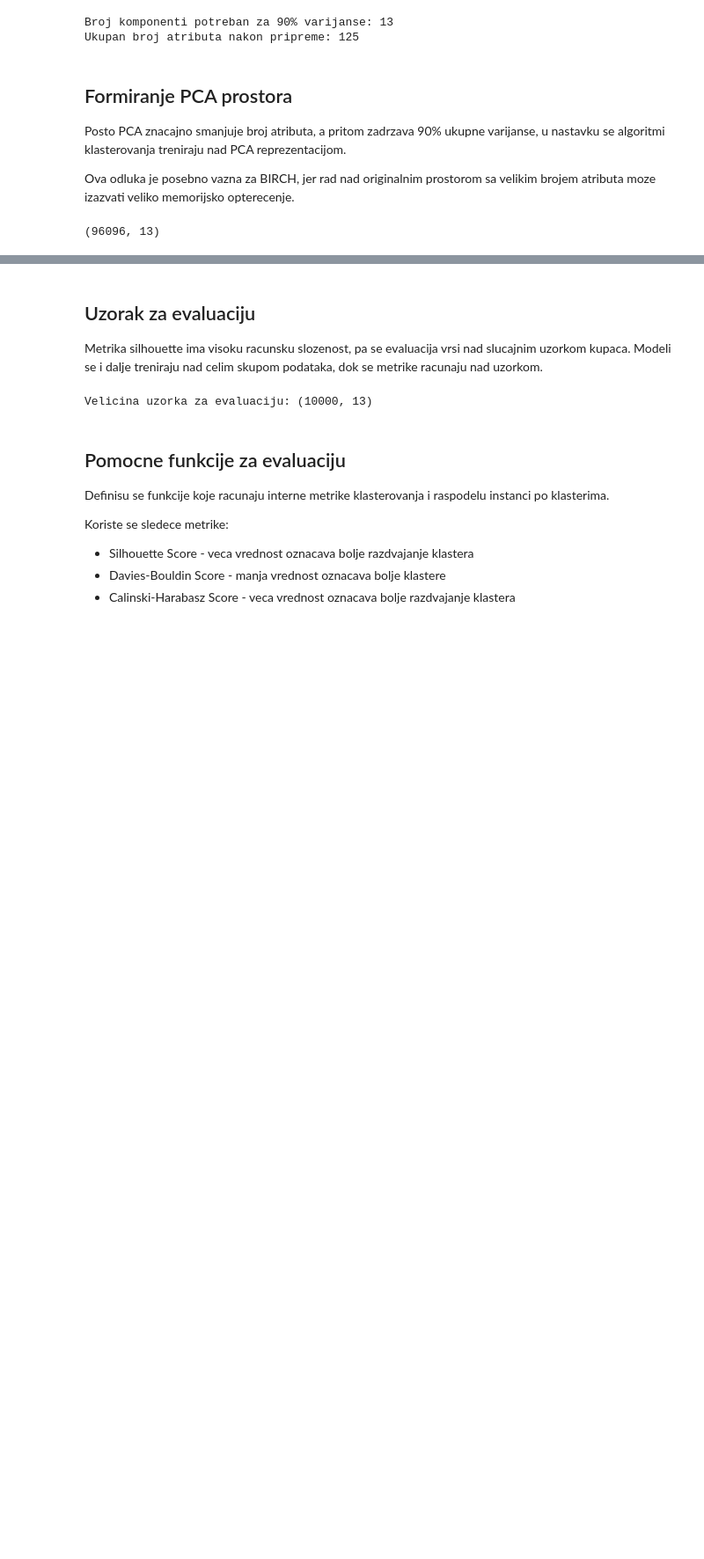
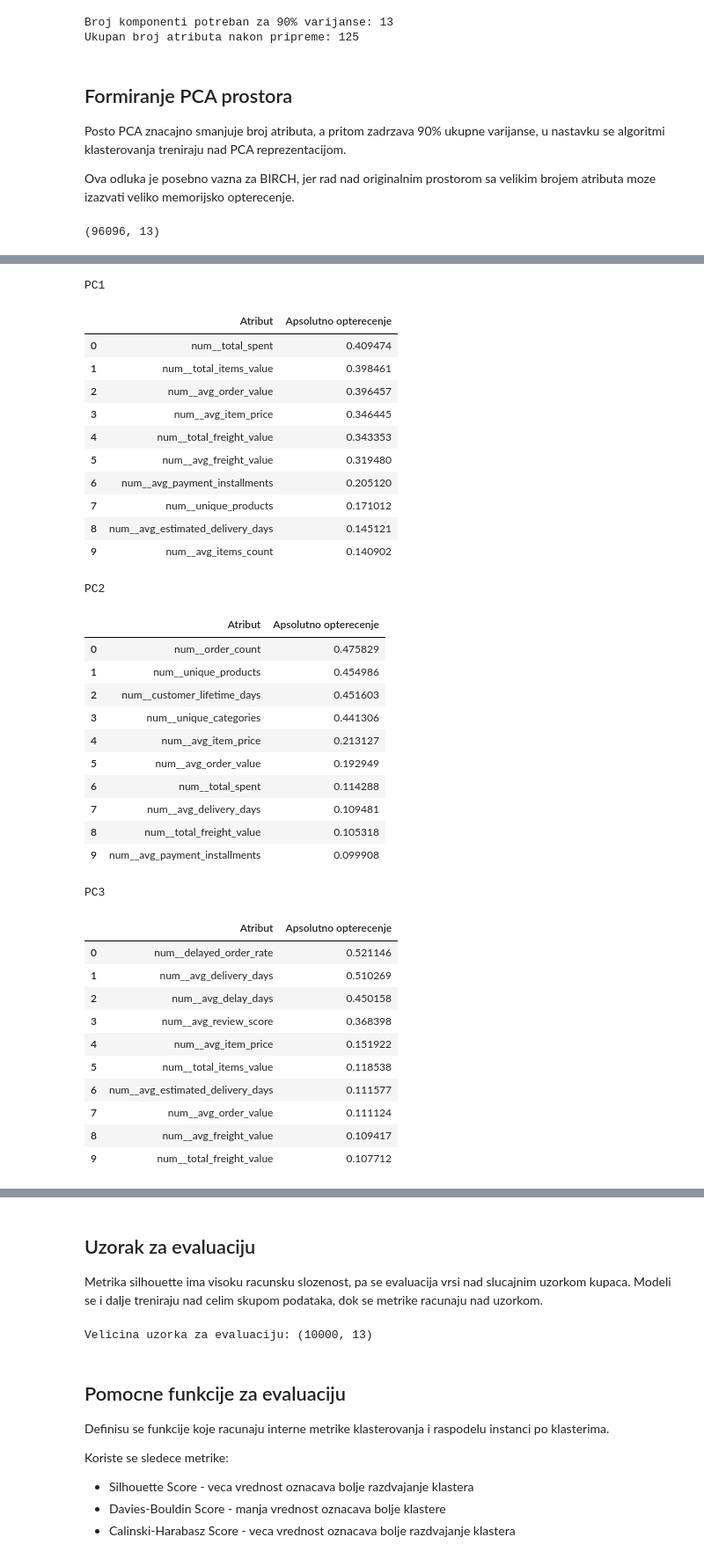
Before and after one commit to jovanabrkljac/olist-data-mining, a Jupyter notebook: notebooks/02_customer_clustering.ipynb, the cells around one changed output, grey strips where cells are left out. Shown at 88% size. Cells and saved outputs as stored; diff of their text form; code cells hidden in the pictures; blank space fills up the shorter version.

```diff
--- a/notebooks/02_customer_clustering.ipynb
+++ b/notebooks/02_customer_clustering.ipynb
@@ -348,0 +355,60 @@ X_final.shape
+# %%
+feature_names = preprocessor.get_feature_names_out()
+
+loadings = pd.DataFrame(
+    pca_90.components_,
+    columns=feature_names,
+    index=[f"PC{i+1}" for i in range(pca_90.n_components_)]
+)
+
+for pc in loadings.index[:3]:
+
+    top_features = (
+        loadings.loc[pc]
+        .abs()
+        .sort_values(ascending=False)
+        .head(10)
+        .reset_index()
+    )
+
+    top_features.columns = ["Atribut", "Apsolutno opterecenje"]
+
+    print(f"\n{pc}")
+    display(top_features)
+# %% [output]
+PC1
+|  | Atribut | Apsolutno opterecenje |
+| 0 | num__total_spent | 0.409474 |
+| 1 | num__total_items_value | 0.398461 |
+| 2 | num__avg_order_value | 0.396457 |
+| 3 | num__avg_item_price | 0.346445 |
+| 4 | num__total_freight_value | 0.343353 |
+| 5 | num__avg_freight_value | 0.319480 |
+| 6 | num__avg_payment_installments | 0.205120 |
+| 7 | num__unique_products | 0.171012 |
+| 8 | num__avg_estimated_delivery_days | 0.145121 |
+| 9 | num__avg_items_count | 0.140902 |
+PC2
+|  | Atribut | Apsolutno opterecenje |
+| 0 | num__order_count | 0.475829 |
+| 1 | num__unique_products | 0.454986 |
+| 2 | num__customer_lifetime_days | 0.451603 |
+| 3 | num__unique_categories | 0.441306 |
+| 4 | num__avg_item_price | 0.213127 |
+| 5 | num__avg_order_value | 0.192949 |
+| 6 | num__total_spent | 0.114288 |
+| 7 | num__avg_delivery_days | 0.109481 |
+| 8 | num__total_freight_value | 0.105318 |
+| 9 | num__avg_payment_installments | 0.099908 |
+PC3
+|  | Atribut | Apsolutno opterecenje |
+| 0 | num__delayed_order_rate | 0.521146 |
+| 1 | num__avg_delivery_days | 0.510269 |
+| 2 | num__avg_delay_days | 0.450158 |
+| 3 | num__avg_review_score | 0.368398 |
+| 4 | num__avg_item_price | 0.151922 |
+| 5 | num__total_items_value | 0.118538 |
+| 6 | num__avg_estimated_delivery_days | 0.111577 |
+| 7 | num__avg_order_value | 0.111124 |
+| 8 | num__avg_freight_value | 0.109417 |
+| 9 | num__total_freight_value | 0.107712 |
```
Also changed, not shown: parts of 4 cells of this notebook, 1 other file.
